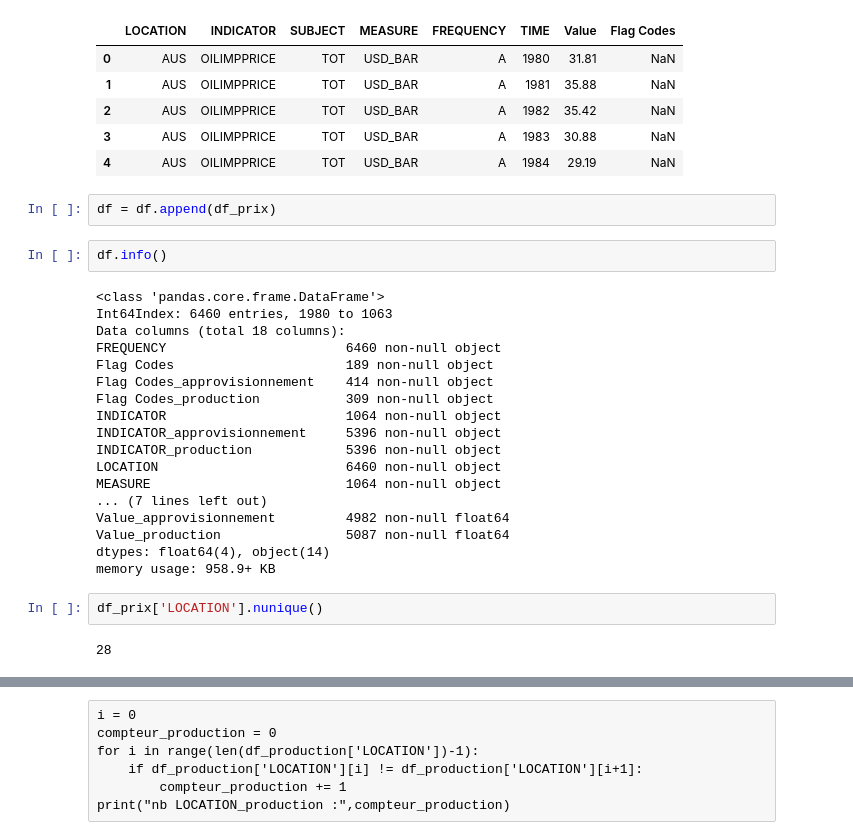
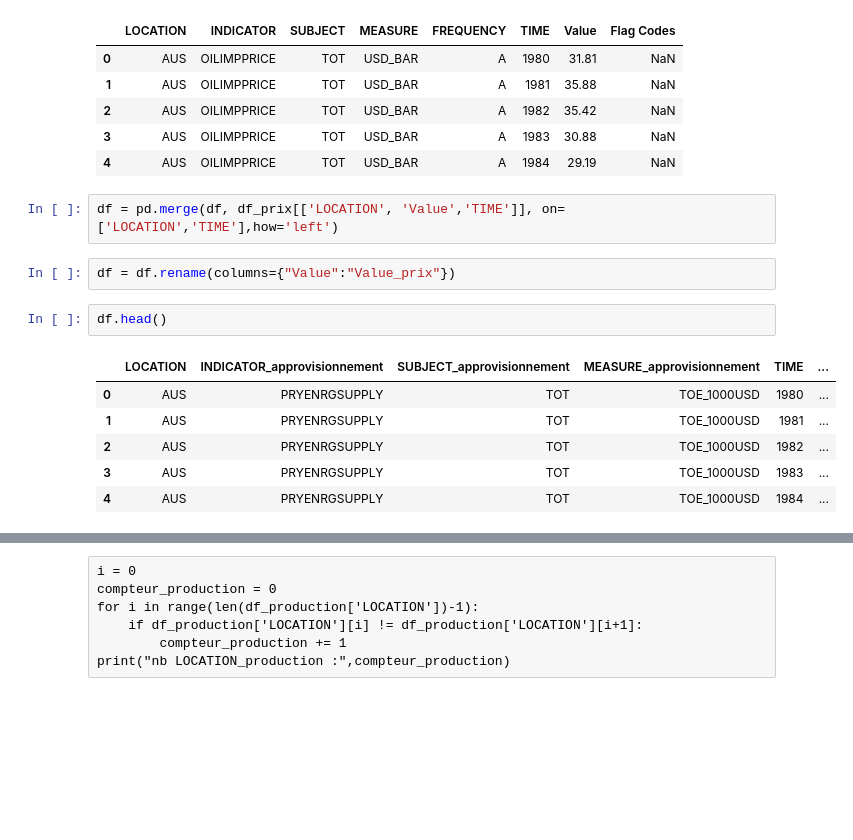
Before and after one commit to morel-hugo/Project-ESTIA, a Jupyter notebook: create_data_csv.ipynb, the cells around one changed output, grey strips where cells are left out. Saved outputs shown, nothing was run; the diff lists cells and outputs as text; blank space fills up the shorter version.

Commit message:
maj data

```diff
--- a/create_data_csv.ipynb
+++ b/create_data_csv.ipynb
@@ -74,29 +79,16 @@ df_prix.head()
 | 2 | AUS | OILIMPPRICE | TOT | USD_BAR | A | 1982 | 35.42 | NaN |
 | 3 | AUS | OILIMPPRICE | TOT | USD_BAR | A | 1983 | 30.88 | NaN |
 | 4 | AUS | OILIMPPRICE | TOT | USD_BAR | A | 1984 | 29.19 | NaN |
-# %%
-df = df.append(df_prix)
+# %%
+df = pd.merge(df, df_prix[['LOCATION', 'Value','TIME']], on=['LOCATION','TIME'],how='left')
+# %%
+df = df.rename(columns={"Value":"Value_prix"})
 # %%
-df.info()
+df.head()
 # %% [output]
-<class 'pandas.core.frame.DataFrame'>
-Int64Index: 6460 entries, 1980 to 1063
-Data columns (total 18 columns):
-FREQUENCY                       6460 non-null object
-Flag Codes                      189 non-null object
-Flag Codes_approvisionnement    414 non-null object
-Flag Codes_production           309 non-null object
-INDICATOR                       1064 non-null object
-INDICATOR_approvisionnement     5396 non-null object
-INDICATOR_production            5396 non-null object
-LOCATION                        6460 non-null object
-MEASURE                         1064 non-null object
-... (7 lines left out)
-Value_approvisionnement         4982 non-null float64
-Value_production                5087 non-null float64
-dtypes: float64(4), object(14)
-memory usage: 958.9+ KB
+|  | LOCATION | INDICATOR_approvisionnement | SUBJECT_approvisionnement | MEASURE_approvisionnement | TIME | ... |
+| 0 | AUS | PRYENRGSUPPLY | TOT | TOE_1000USD | 1980 | ... |
+| 1 | AUS | PRYENRGSUPPLY | TOT | TOE_1000USD | 1981 | ... |
+| 2 | AUS | PRYENRGSUPPLY | TOT | TOE_1000USD | 1982 | ... |
+| 3 | AUS | PRYENRGSUPPLY | TOT | TOE_1000USD | 1983 | ... |
+| 4 | AUS | PRYENRGSUPPLY | TOT | TOE_1000USD | 1984 | ... |
-# %%
-df_prix['LOCATION'].nunique()
-# %% [output]
-28
```
Also changed, not shown: parts of 8 cells of this notebook.
